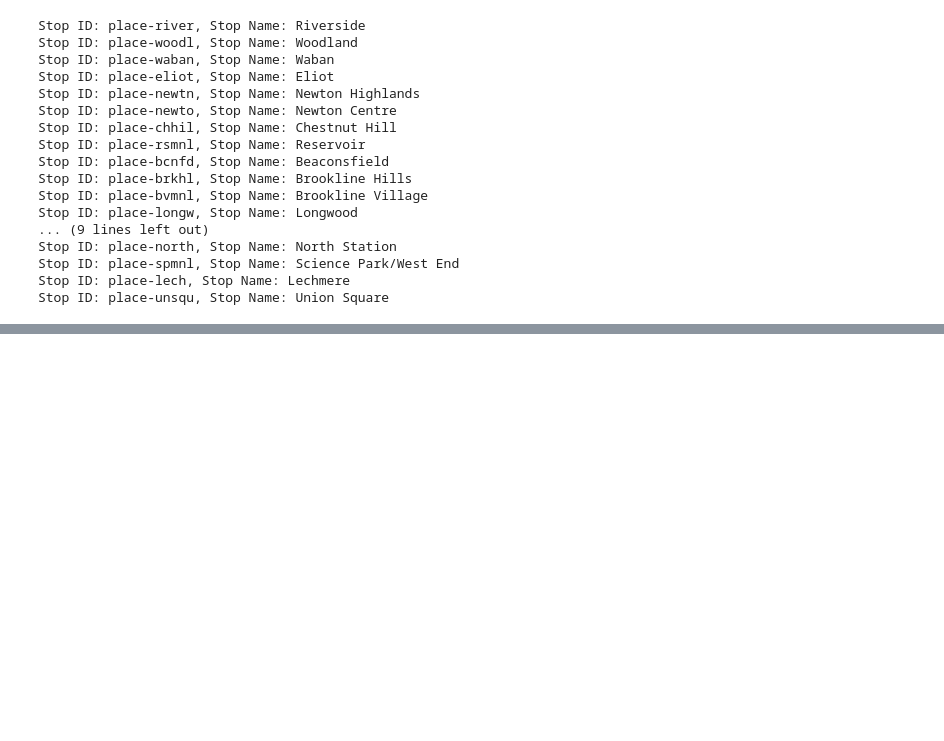
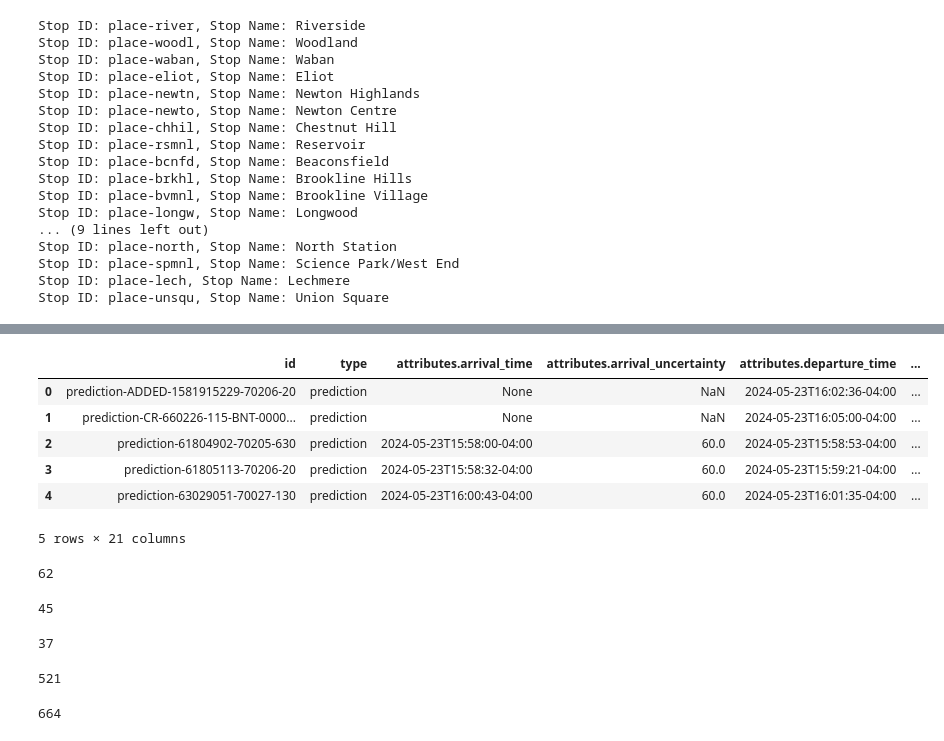
Before and after one commit to sean-r-duffy/tracking-the-t, a Jupyter notebook: eda.ipynb, the cells around one changed output, grey strips where cells are left out. Cells and saved outputs as stored; diff of their text form; code cells hidden in the pictures; blank space fills up the shorter version.

```diff
--- a/eda.ipynb
+++ b/eda.ipynb
@@ -82,0 +144,4 @@ response1['data'][0]
+# %%
+with open('data/api_fetches/predictions_20240523160239.json', 'r') as file:
+    json_data = json.load(file)
+test_preds = pd.json_normalize(json_data)
@@ -82,0 +162,30 @@ response1['data'][0]
+# %%
+test_preds.head()
+# %% [output]
+|  | id | type | attributes.arrival_time | attributes.arrival_uncertainty | attributes.departure_time | ... |
+| 0 | prediction-ADDED-1581915229-70206-20 | prediction | None | NaN | 2024-05-23T16:02:36-04:00 | ... |
+| 1 | prediction-CR-660226-115-BNT-0000... | prediction | None | NaN | 2024-05-23T16:05:00-04:00 | ... |
+| 2 | prediction-61804902-70205-630 | prediction | 2024-05-23T15:58:00-04:00 | 60.0 | 2024-05-23T15:58:53-04:00 | ... |
+| 3 | prediction-61805113-70206-20 | prediction | 2024-05-23T15:58:32-04:00 | 60.0 | 2024-05-23T15:59:21-04:00 | ... |
+| 4 | prediction-63029051-70027-130 | prediction | 2024-05-23T16:00:43-04:00 | 60.0 | 2024-05-23T16:01:35-04:00 | ... |
+5 rows × 21 columns
+# %%
+len(requests.get('https://api-v3.mbta.com/vehicles', params={'filter[route_type]': 0}).json()['data'])
+# %% [output]
+62
+# %%
+len(requests.get('https://api-v3.mbta.com/vehicles', params={'filter[route_type]': 1}).json()['data'])
+# %% [output]
+45
+# %%
+len(requests.get('https://api-v3.mbta.com/vehicles', params={'filter[route_type]': 2}).json()['data'])
+# %% [output]
+37
+# %%
+len(requests.get('https://api-v3.mbta.com/vehicles', params={'filter[route_type]': 3}).json()['data'])
+# %% [output]
+521
+# %%
+len(requests.get('https://api-v3.mbta.com/vehicles', params={'filter[route_type]': '[0, 1, 2, 3]'}).json()['data'])
+# %% [output]
+664
```
Also changed, not shown: parts of 13 cells of this notebook, 2 other files.
